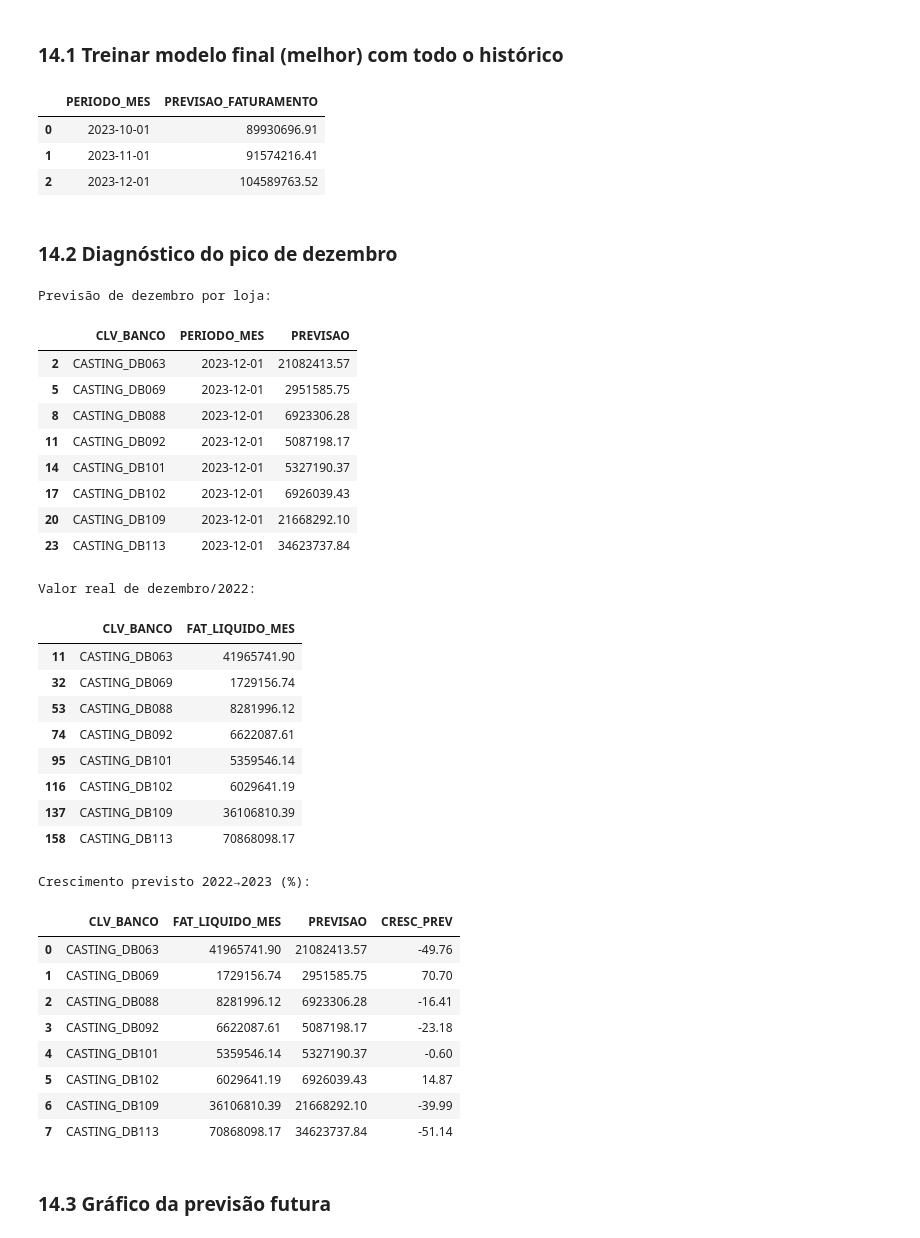
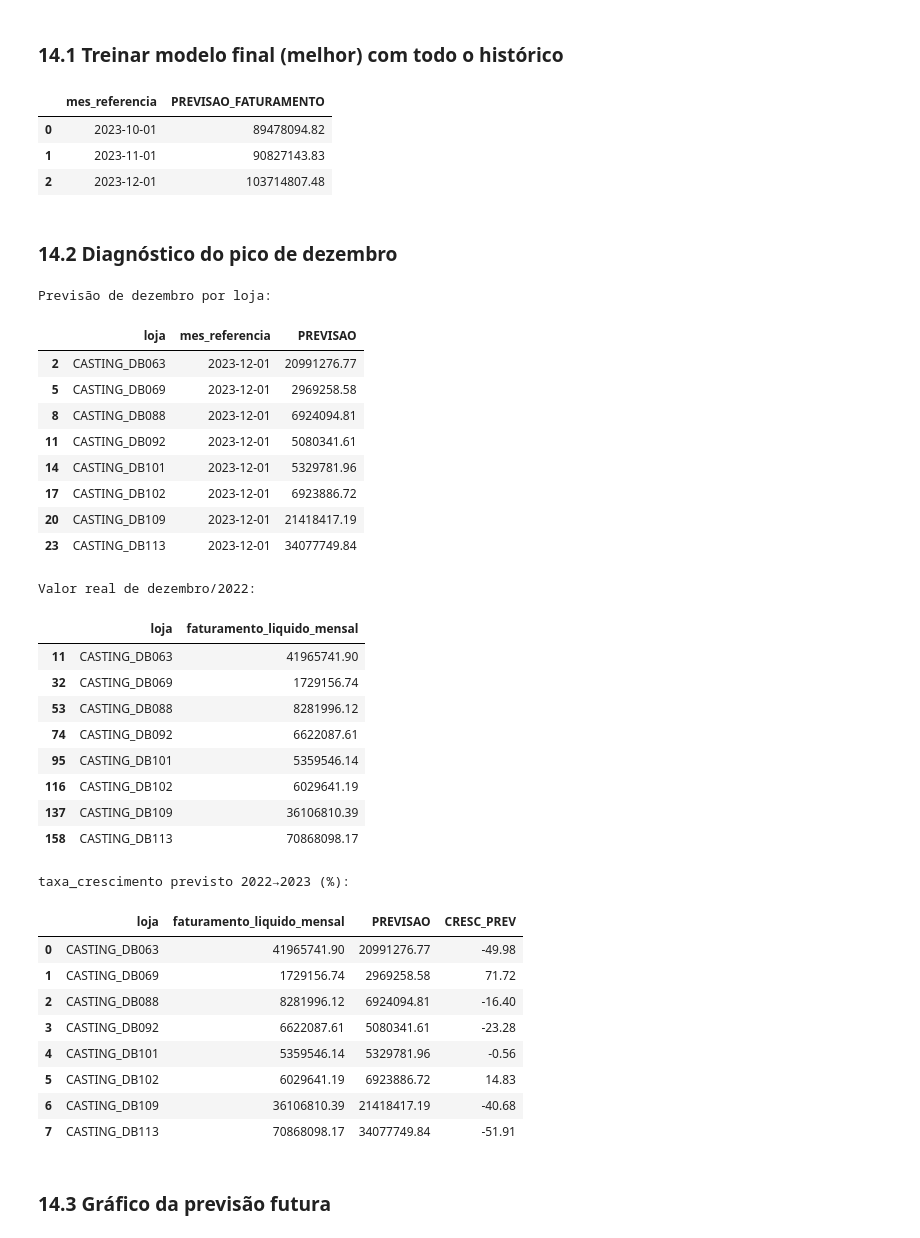
Before and after one commit to felipetamiozzo/previsao-faturamento-varejo, a Jupyter notebook: notebooks/03_modelagem.ipynb, the cells around one changed output. Drawn from its saved outputs; the diff is of its cells as text; code cells hidden in the pictures.

```diff
--- a/notebooks/03_modelagem.ipynb
+++ b/notebooks/03_modelagem.ipynb
@@ -374,7 +503,7 @@ Random Forest base:
 # %% [markdown]
 ### 10.3 XGBoost (se disponível)
 # %%
-# Célula 13
+# XGBoost
 if xgboost_available:
     modelo_xgb = Pipeline([
         ('preprocessador', preprocessador),
@@ -384,8 +513,8 @@ if xgboost_available:
     ])
     modelo_xgb.fit(X_train, y_train)
     previsoes_xgb = gerar_previsoes(modelo_xgb, historico_treino_features, meses_teste)
-    avaliacao_xgb = teste_real.merge(previsoes_xgb, on=['CLV_BANCO', 'PERIODO_MES'], how='left')
-    metricas_xgb = calcular_metricas(avaliacao_xgb['FAT_LIQUIDO_MES'], avaliacao_xgb['PREVISAO'])
+    avaliacao_xgb = teste_real.merge(previsoes_xgb, on=['loja', 'mes_referencia'], how='left')
+    metricas_xgb = calcular_metricas(avaliacao_xgb['faturamento_liquido_mensal'], avaliacao_xgb['PREVISAO'])
     print("XGBoost:")
     display(metricas_xgb)
 else:
@@ -434,10 +563,10 @@ Melhor MAE (negativo): 6566016.460540502
 # %% [markdown]
 ### Avaliar modelo tunado no teste fixo
 # %%
-# Célula 15
+# Avaliando o RF após o tunning
 previsoes_rf_tunado = gerar_previsoes(modelo_rf_tunado, historico_treino_features, meses_teste)
-avaliacao_rf_tunado = teste_real.merge(previsoes_rf_tunado, on=['CLV_BANCO', 'PERIODO_MES'], how='left')
-metricas_rf_tunado = calcular_metricas(avaliacao_rf_tunado['FAT_LIQUIDO_MES'], avaliacao_rf_tunado['PREVISAO'])
+avaliacao_rf_tunado = teste_real.merge(previsoes_rf_tunado, on=['loja', 'mes_referencia'], how='left')
+metricas_rf_tunado = calcular_metricas(avaliacao_rf_tunado['faturamento_liquido_mensal'], avaliacao_rf_tunado['PREVISAO'])
 print("Random Forest Tunado:")
 display(metricas_rf_tunado)
 # %% [output]
@@ -522,7 +806,7 @@ plt.show()
 ## 14. Previsão dos Próximos 3 Meses
 # %%
 # Célula 18
-ultimo_mes = df['PERIODO_MES'].max()
+ultimo_mes = df['mes_referencia'].max()
 periodos_futuros = pd.date_range(start=ultimo_mes + pd.DateOffset(months=1), periods=3, freq='MS')
 print("Períodos futuros:", periodos_futuros)
 # %% [output]
@@ -542,66 +826,66 @@ else:
 
 modelo_final.fit(X_full, y_full)
 
-previsoes_futuras = gerar_previsoes(modelo_final, df_model_full, periodos_futuros, limite_crescimento=1.2)
-previsao_futura_consolidada = previsoes_futuras.groupby('PERIODO_MES').agg(PREVISAO_FATURAMENTO=('PREVISAO','sum')).reset_index()
+previsoes_futuras = gerar_previsoes(modelo_final, df_model_full, periodos_futuros, limite_taxa_crescimento=1.2)
+previsao_futura_consolidada = previsoes_futuras.groupby('mes_referencia').agg(PREVISAO_FATURAMENTO=('PREVISAO','sum')).reset_index()
 display(previsao_futura_consolidada)
 
 # Salvar no formato esperado pelo app.py
 previsoes_futuras.to_csv('../data/processed/previsoes_futuras.csv', index=False)
 # %% [output]
-|  | PERIODO_MES | PREVISAO_FATURAMENTO |
-| 0 | 2023-10-01 | 89930696.91 |
-| 1 | 2023-11-01 | 91574216.41 |
-| 2 | 2023-12-01 | 104589763.52 |
+|  | mes_referencia | PREVISAO_FATURAMENTO |
+| 0 | 2023-10-01 | 89478094.82 |
+| 1 | 2023-11-01 | 90827143.83 |
+| 2 | 2023-12-01 | 103714807.48 |
 # %% [markdown]
 ### 14.2 Diagnóstico do pico de dezembro
 # %%
 # Célula 20
-previsao_dezembro = previsoes_futuras[previsoes_futuras['PERIODO_MES'] == '2023-12-01']
+previsao_dezembro = previsoes_futuras[previsoes_futuras['mes_referencia'] == '2023-12-01']
 print("Previsão de dezembro por loja:")
 display(previsao_dezembro)
 
-dez_2022 = df[df['PERIODO_MES'] == '2022-12-01']
+dez_2022 = df[df['mes_referencia'] == '2022-12-01']
 if not dez_2022.empty:
     print("Valor real de dezembro/2022:")
-    display(dez_2022[['CLV_BANCO', 'FAT_LIQUIDO_MES']])
-    merge_dez = previsao_dezembro.merge(dez_2022[['CLV_BANCO', 'FAT_LIQUIDO_MES']], on='CLV_BANCO')
-    merge_dez['CRESC_PREV'] = (merge_dez['PREVISAO'] / merge_dez['FAT_LIQUIDO_MES'] - 1) * 100
-    print("Crescimento previsto 2022→2023 (%):")
-    display(merge_dez[['CLV_BANCO', 'FAT_LIQUIDO_MES', 'PREVISAO', 'CRESC_PREV']])
+    display(dez_2022[['loja', 'faturamento_liquido_mensal']])
+    merge_dez = previsao_dezembro.merge(dez_2022[['loja', 'faturamento_liquido_mensal']], on='loja')
+    merge_dez['CRESC_PREV'] = (merge_dez['PREVISAO'] / merge_dez['faturamento_liquido_mensal'] - 1) * 100
+    print("taxa_crescimento previsto 2022→2023 (%):")
+    display(merge_dez[['loja', 'faturamento_liquido_mensal', 'PREVISAO', 'CRESC_PREV']])
 else:
     print("Sem dados de dezembro/2022 para comparação.")
 # %% [output]
 Previsão de dezembro por loja:
-|  | CLV_BANCO | PERIODO_MES | PREVISAO |
-| 2 | CASTING_DB063 | 2023-12-01 | 21082413.57 |
-| 5 | CASTING_DB069 | 2023-12-01 | 2951585.75 |
-| 8 | CASTING_DB088 | 2023-12-01 | 6923306.28 |
-| 11 | CASTING_DB092 | 2023-12-01 | 5087198.17 |
-| 14 | CASTING_DB101 | 2023-12-01 | 5327190.37 |
-| 17 | CASTING_DB102 | 2023-12-01 | 6926039.43 |
-| 20 | CASTING_DB109 | 2023-12-01 | 21668292.10 |
-| 23 | CASTING_DB113 | 2023-12-01 | 34623737.84 |
+|  | loja | mes_referencia | PREVISAO |
+| 2 | CASTING_DB063 | 2023-12-01 | 20991276.77 |
+| 5 | CASTING_DB069 | 2023-12-01 | 2969258.58 |
+| 8 | CASTING_DB088 | 2023-12-01 | 6924094.81 |
+| 11 | CASTING_DB092 | 2023-12-01 | 5080341.61 |
+| 14 | CASTING_DB101 | 2023-12-01 | 5329781.96 |
+| 17 | CASTING_DB102 | 2023-12-01 | 6923886.72 |
+| 20 | CASTING_DB109 | 2023-12-01 | 21418417.19 |
+| 23 | CASTING_DB113 | 2023-12-01 | 34077749.84 |
 Valor real de dezembro/2022:
-|  | CLV_BANCO | FAT_LIQUIDO_MES |
+|  | loja | faturamento_liquido_mensal |
 | 11 | CASTING_DB063 | 41965741.90 |
 | 32 | CASTING_DB069 | 1729156.74 |
 | 53 | CASTING_DB088 | 8281996.12 |
 | 74 | CASTING_DB092 | 6622087.61 |
 | 95 | CASTING_DB101 | 5359546.14 |
 | 116 | CASTING_DB102 | 6029641.19 |
 | 137 | CASTING_DB109 | 36106810.39 |
 | 158 | CASTING_DB113 | 70868098.17 |
-Crescimento previsto 2022→2023 (%):
+taxa_crescimento previsto 2022→2023 (%):
-|  | CLV_BANCO | FAT_LIQUIDO_MES | PREVISAO | CRESC_PREV |
-| 0 | CASTING_DB063 | 41965741.90 | 21082413.57 | -49.76 |
-| 1 | CASTING_DB069 | 1729156.74 | 2951585.75 | 70.70 |
-| 2 | CASTING_DB088 | 8281996.12 | 6923306.28 | -16.41 |
-| 3 | CASTING_DB092 | 6622087.61 | 5087198.17 | -23.18 |
-| 4 | CASTING_DB101 | 5359546.14 | 5327190.37 | -0.60 |
-| 5 | CASTING_DB102 | 6029641.19 | 6926039.43 | 14.87 |
-| 6 | CASTING_DB109 | 36106810.39 | 21668292.10 | -39.99 |
-| 7 | CASTING_DB113 | 70868098.17 | 34623737.84 | -51.14 |
+|  | loja | faturamento_liquido_mensal | PREVISAO | CRESC_PREV |
+| 0 | CASTING_DB063 | 41965741.90 | 20991276.77 | -49.98 |
+| 1 | CASTING_DB069 | 1729156.74 | 2969258.58 | 71.72 |
+| 2 | CASTING_DB088 | 8281996.12 | 6924094.81 | -16.40 |
+| 3 | CASTING_DB092 | 6622087.61 | 5080341.61 | -23.28 |
+| 4 | CASTING_DB101 | 5359546.14 | 5329781.96 | -0.56 |
+| 5 | CASTING_DB102 | 6029641.19 | 6923886.72 | 14.83 |
+| 6 | CASTING_DB109 | 36106810.39 | 21418417.19 | -40.68 |
+| 7 | CASTING_DB113 | 70868098.17 | 34077749.84 | -51.91 |
 # %% [markdown]
 ### 14.3 Gráfico da previsão futura
 # %%
```
Also changed, not shown: parts of 31 cells of this notebook, 37 other files.
